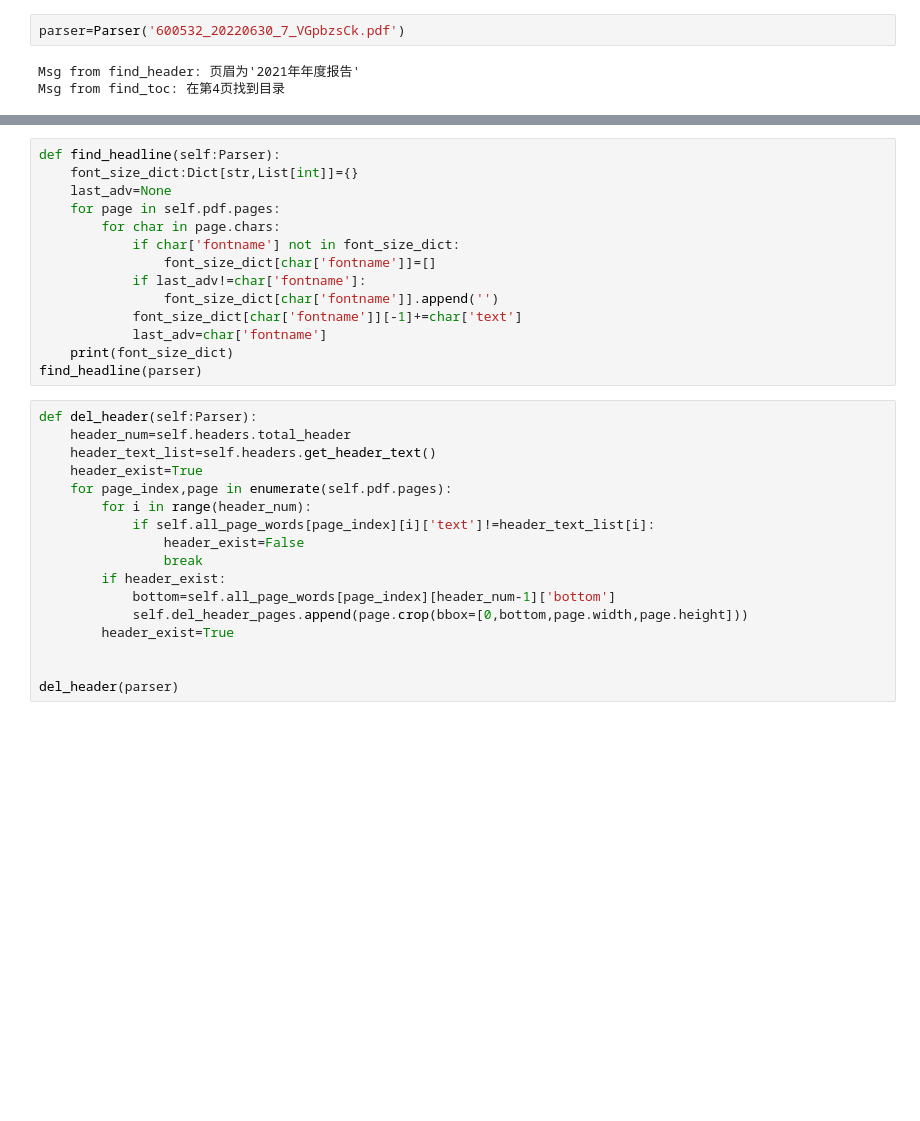
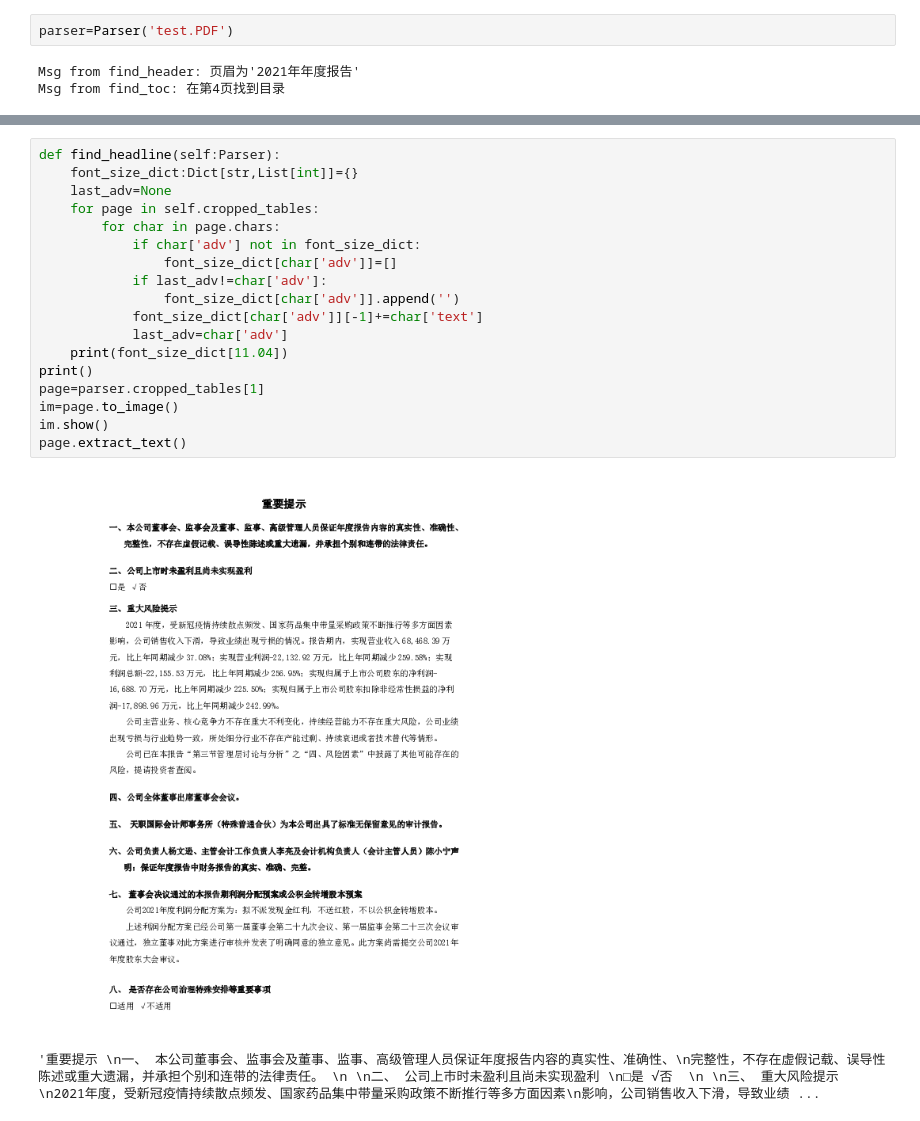
Before and after one commit to Lingwuxin/PDFParser, a Jupyter notebook: test.ipynb, the cells around one changed output, grey strips where cells are left out. Drawn from its saved outputs; the diff is of its cells as text; blank space fills up the shorter version.

Commit message:
try find headline

```diff
--- a/test.ipynb
+++ b/test.ipynb
@@ -5,7 +5,7 @@ from pdfplumber.page import Page
 from pdfplumber.table import Table
 from typing import List, Dict
 # %%
-parser=Parser('600532_20220630_7_VGpbzsCk.pdf')
+parser=Parser('test.PDF')
 # %% [output]
 Msg from find_header: 页眉为'2021年年度报告'
 Msg from find_toc: 在第4页找到目录
@@ -16,31 +19,21 @@ print(parser.pdf.pages[10].chars[0])
 # %%
 def find_headline(self:Parser):
     font_size_dict:Dict[str,List[int]]={}
     last_adv=None
-    for page in self.pdf.pages:
+    for page in self.cropped_tables:
         for char in page.chars:
-            if char['fontname'] not in font_size_dict:
-                font_size_dict[char['fontname']]=[]
-            if last_adv!=char['fontname']:
-                font_size_dict[char['fontname']].append('')
-            font_size_dict[char['fontname']][-1]+=char['text']
-            last_adv=char['fontname']
-    print(font_size_dict)
-find_headline(parser)
+            if char['adv'] not in font_size_dict:
+                font_size_dict[char['adv']]=[]
+            if last_adv!=char['adv']:
+                font_size_dict[char['adv']].append('')
+            font_size_dict[char['adv']][-1]+=char['text']
+            last_adv=char['adv']
+    print(font_size_dict[11.04])
+print()
+page=parser.cropped_tables[1]
+im=page.to_image()
+im.show()
+page.extract_text()
+# %% [output]
+[figure, added]
+'重要提示 \n一、 本公司董事会、监事会及董事、监事、高级管理人员保证年度报告内容的真实性、准确性、\n完整性，不存在虚假记载、误导性陈述或重大遗漏，并承担个别和连带的法律责任。 \n \n二、 公司上市时未盈利且尚未实现盈利 \n□是 √否  \n \n三、 重大风险提示 \n2021年度，受新冠疫情持续散点频发、国家药品集中带量采购政策不断推行等多方面因素\n影响，公司销售收入下滑，导致业绩 ...
-# %%
-def del_header(self:Parser):
-    header_num=self.headers.total_header
-    header_text_list=self.headers.get_header_text()
-    header_exist=True
-    for page_index,page in enumerate(self.pdf.pages):
-        for i in range(header_num):
-            if self.all_page_words[page_index][i]['text']!=header_text_list[i]:
-                header_exist=False
-                break
-        if header_exist:
-            bottom=self.all_page_words[page_index][header_num-1]['bottom']
-            self.del_header_pages.append(page.crop(bbox=[0,bottom,page.width,page.height]))
-        header_exist=True
-
-
-del_header(parser)
```
Also changed, not shown: parts of 5 cells of this notebook, 1 other file.
